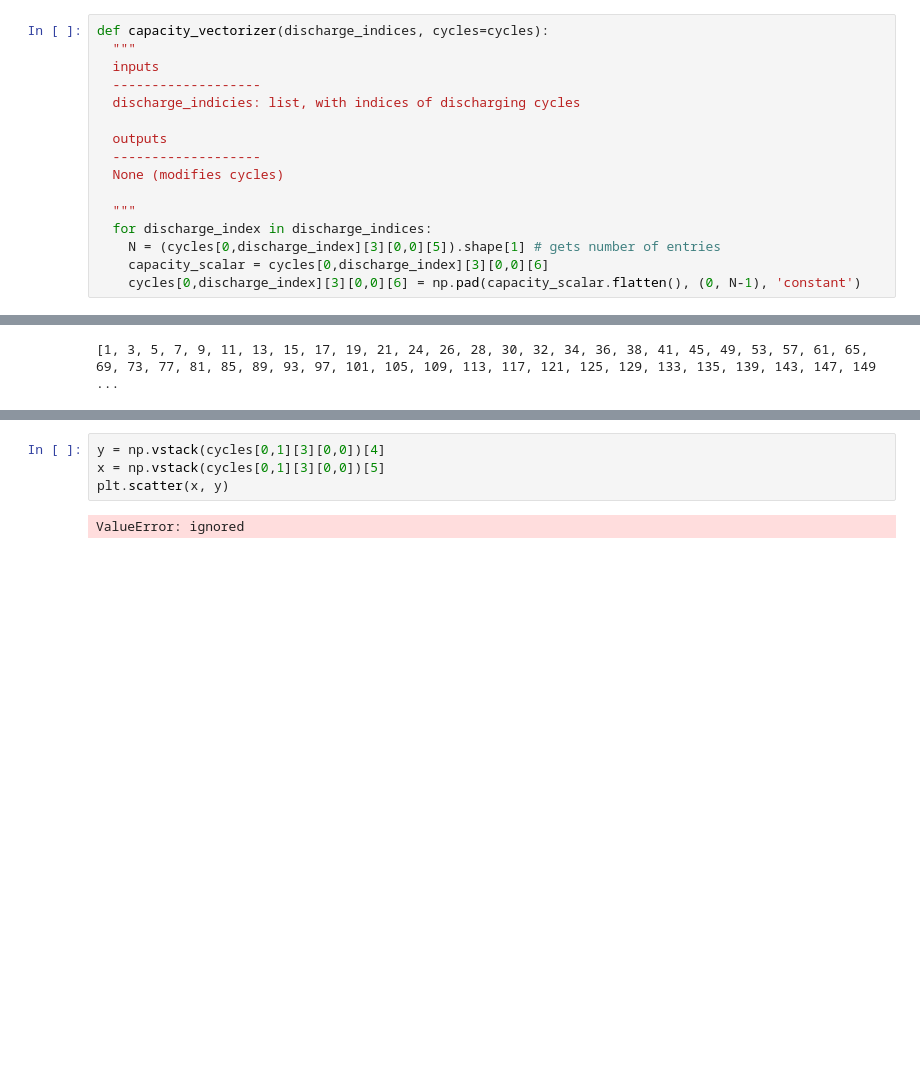
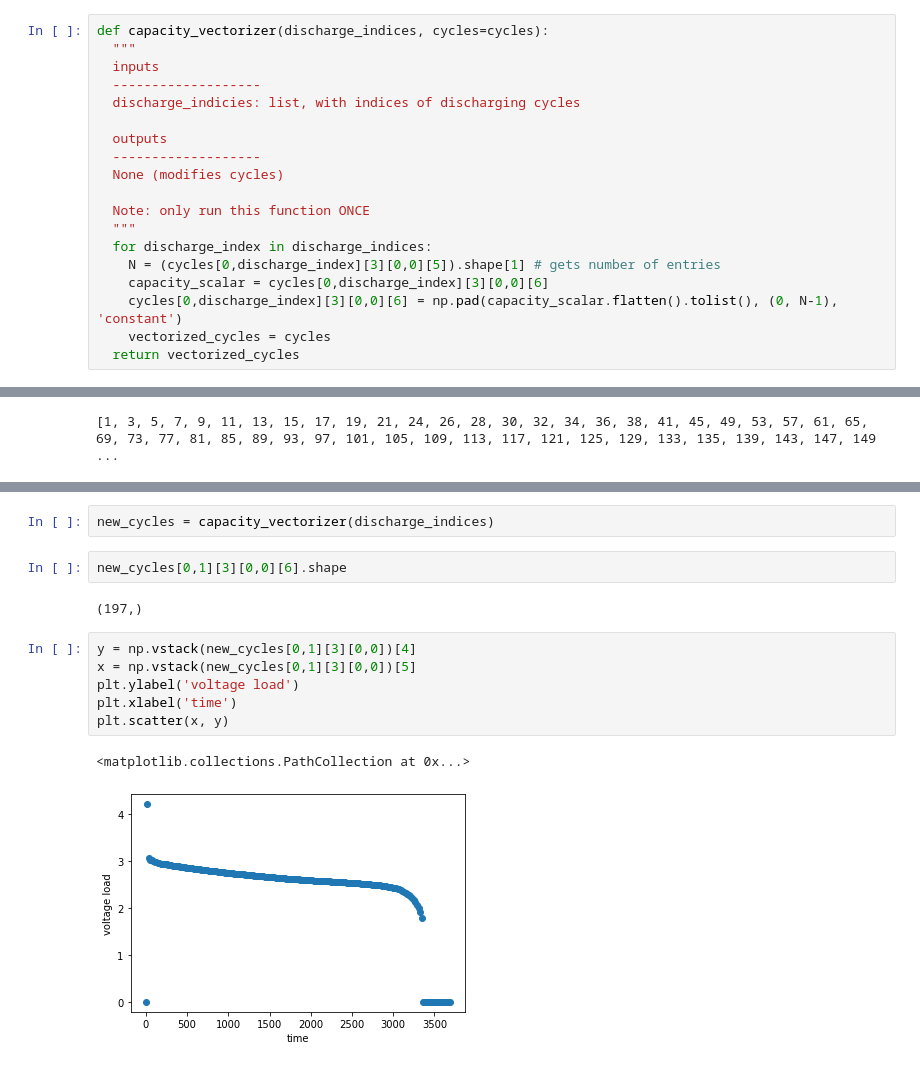
Before and after one commit to natskiu/Nasa-Battery, a Jupyter notebook: Data_Visualisation.ipynb, the cells around one changed output, grey strips where cells are left out. Cells and saved outputs as stored; diff of their text form; blank space fills up the shorter version.

```diff
--- a/Data_Visualisation.ipynb
+++ b/Data_Visualisation.ipynb
@@ -74,11 +65,14 @@ def capacity_vectorizer(discharge_indices, cycles=cycles):
   -------------------
   None (modifies cycles)
 
+  Note: only run this function ONCE
   """
   for discharge_index in discharge_indices:
     N = (cycles[0,discharge_index][3][0,0][5]).shape[1] # gets number of entries
     capacity_scalar = cycles[0,discharge_index][3][0,0][6]
-    cycles[0,discharge_index][3][0,0][6] = np.pad(capacity_scalar.flatten(), (0, N-1), 'constant')
+    cycles[0,discharge_index][3][0,0][6] = np.pad(capacity_scalar.flatten().tolist(), (0, N-1), 'constant')
+    vectorized_cycles = cycles
+  return vectorized_cycles
 # %%
 def get_indices(cycles, is_charge=True):
   index_list =[]
@@ -124,6 +96,15 @@ array([3.87301722, 3.47939356, 4.00058782, 4.01239519, 4.01970806,
+# %%
+new_cycles = capacity_vectorizer(discharge_indices)
+# %%
+new_cycles[0,1][3][0,0][6].shape
+# %% [output]
+(197,)
 # %%
-y = np.vstack(cycles[0,1][3][0,0])[4]
-x = np.vstack(cycles[0,1][3][0,0])[5]
+y = np.vstack(new_cycles[0,1][3][0,0])[4]
+x = np.vstack(new_cycles[0,1][3][0,0])[5]
+plt.ylabel('voltage load')
+plt.xlabel('time')
 plt.scatter(x, y)
 # %% [output]
-ValueError: ignored
+<matplotlib.collections.PathCollection at 0x...>
+[figure, added]
```
Also changed, not shown: parts of 14 cells of this notebook.
